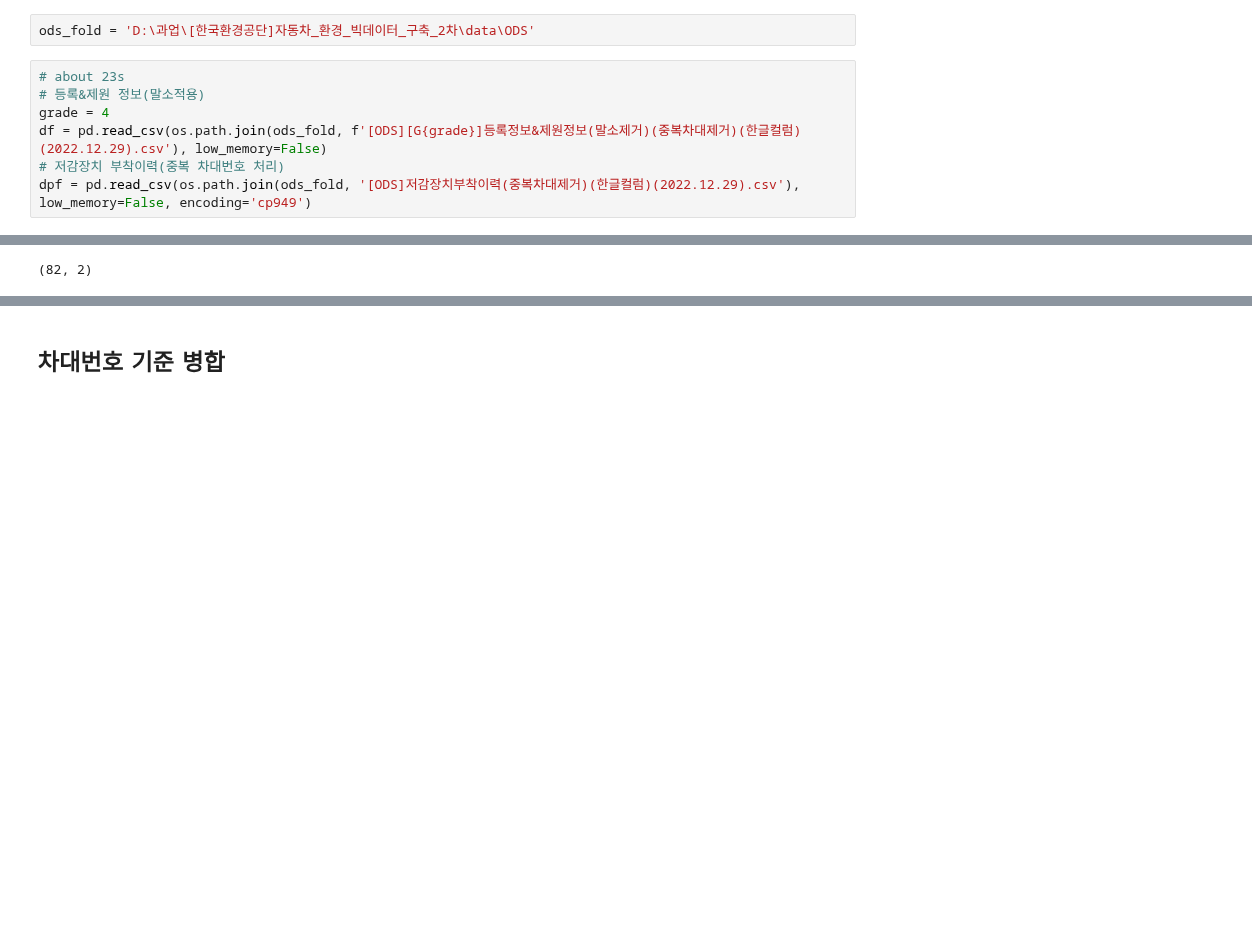
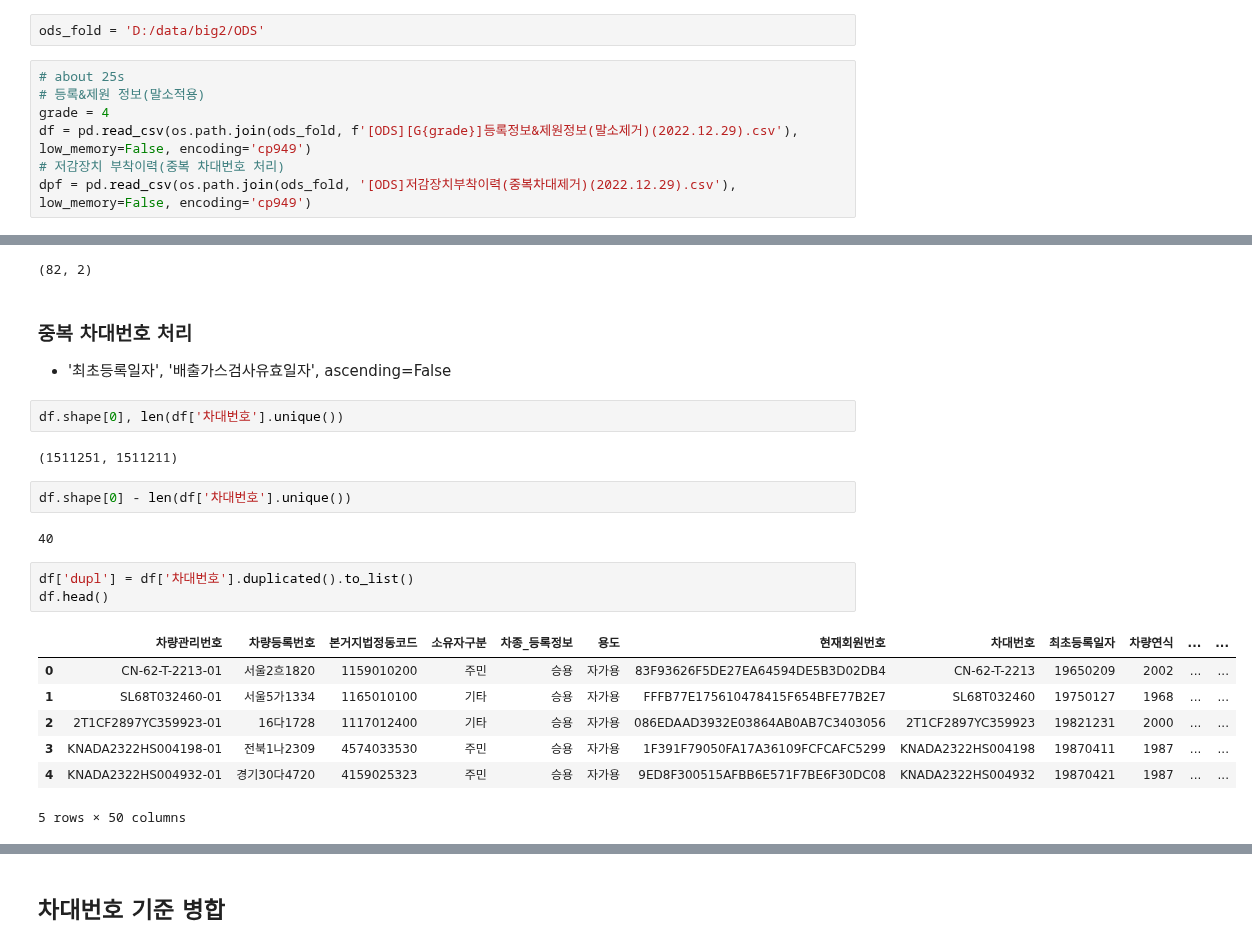
Before and after one commit to kbjung/wabotech, a Jupyter notebook: car_big_data_2/[BD3][G4]분류통계.ipynb, the cells around one changed output, grey strips where cells are left out. Saved outputs shown, nothing was run; the diff lists cells and outputs as text; blank space fills up the shorter version.

```diff
--- a/car_big_data_2/[BD3][G4]분류통계.ipynb
+++ b/car_big_data_2/[BD3][G4]분류통계.ipynb
@@ -14,12 +14,12 @@ pd.options.display.float_format = '{:.2f}'.format
 - 등록정보&제원정보(말소적용)
 - 저감장치 부착이력
 # %%
-ods_fold = 'D:\과업\[한국환경공단]자동차_환경_빅데이터_구축_2차\data\ODS'
+ods_fold = 'D:/data/big2/ODS'
 # %%
-# about 23s
+# about 25s
 # 등록&제원 정보(말소적용)
 grade = 4
-df = pd.read_csv(os.path.join(ods_fold, f'[ODS][G{grade}]등록정보&제원정보(말소제거)(중복차대제거)(한글컬럼)(2022.12.29).csv'), low_memory=False)
+df = pd.read_csv(os.path.join(ods_fold, f'[ODS][G{grade}]등록정보&제원정보(말소제거)(2022.12.29).csv'), low_memory=False, encoding='cp949')
 # 저감장치 부착이력(중복 차대번호 처리)
-dpf = pd.read_csv(os.path.join(ods_fold, '[ODS]저감장치부착이력(중복차대제거)(한글컬럼)(2022.12.29).csv'), low_memory=False, encoding='cp949')
+dpf = pd.read_csv(os.path.join(ods_fold, '[ODS]저감장치부착이력(중복차대제거)(2022.12.29).csv'), low_memory=False, encoding='cp949')
 # %%
@@ -91,3 +128,25 @@ memory usage: 1.4+ KB
 euro.shape
 # %% [output]
 (82, 2)
+# %% [markdown]
+### 중복 차대번호 처리
+- '최초등록일자', '배출가스검사유효일자', ascending=False
+# %%
+df.shape[0], len(df['차대번호'].unique())
+# %% [output]
+(1511251, 1511211)
+# %%
+df.shape[0] - len(df['차대번호'].unique())
+# %% [output]
+40
+# %%
+df['dupl'] = df['차대번호'].duplicated().to_list()
+df.head()
+# %% [output]
+|  | 차량관리번호 | 차량등록번호 | 본거지법정동코드 | 소유자구분 | 차종_등록정보 | 용도 | 현재회원번호 | 차대번호 | 최초등록일자 | 차량연식 | ... | ... |
+| 0 | CN-62-T-2213-01 | 서울2흐1820 | 1159010200 | 주민 | 승용 | 자가용 | 83F93626F5DE27EA64594DE5B3D02DB4 | CN-62-T-2213 | 19650209 | 2002 | ... | ... |
+| 1 | SL68T032460-01 | 서울5가1334 | 1165010100 | 기타 | 승용 | 자가용 | FFFB77E175610478415F654BFE77B2E7 | SL68T032460 | 19750127 | 1968 | ... | ... |
+| 2 | 2T1CF2897YC359923-01 | 16다1728 | 1117012400 | 기타 | 승용 | 자가용 | 086EDAAD3932E03864AB0AB7C3403056 | 2T1CF2897YC359923 | 19821231 | 2000 | ... | ... |
+| 3 | KNADA2322HS004198-01 | 전북1나2309 | 4574033530 | 주민 | 승용 | 자가용 | 1F391F79050FA17A36109FCFCAFC5299 | KNADA2322HS004198 | 19870411 | 1987 | ... | ... |
+| 4 | KNADA2322HS004932-01 | 경기30다4720 | 4159025323 | 주민 | 승용 | 자가용 | 9ED8F300515AFBB6E571F7BE6F30DC08 | KNADA2322HS004932 | 19870421 | 1987 | ... | ... |
+5 rows × 50 columns
```
Also changed, not shown: parts of 84 cells of this notebook.
